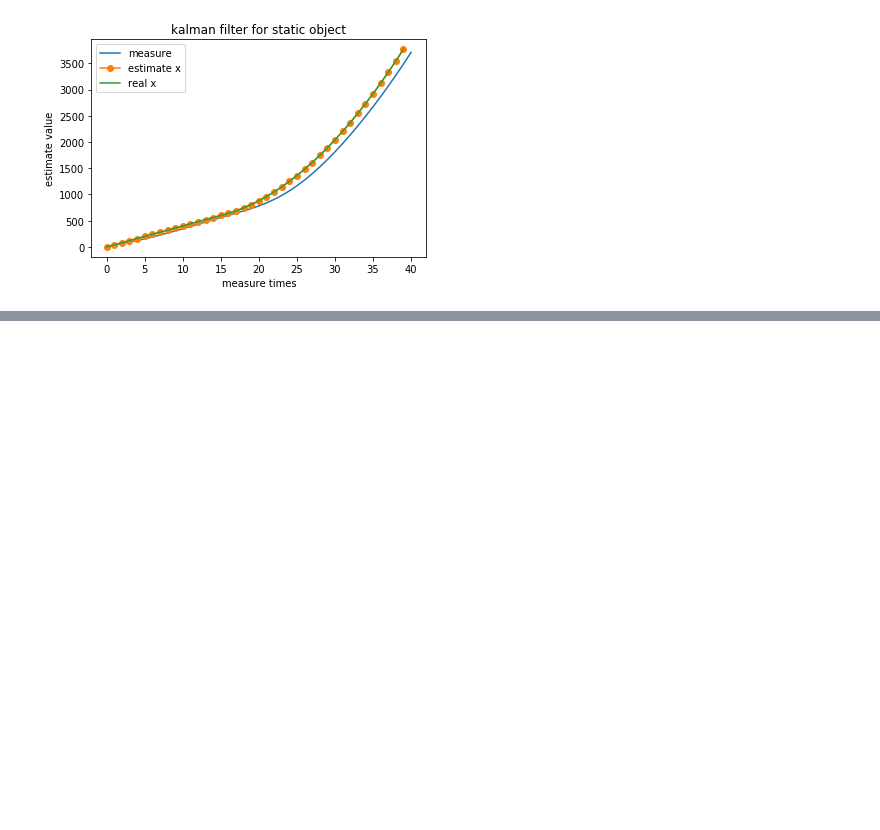
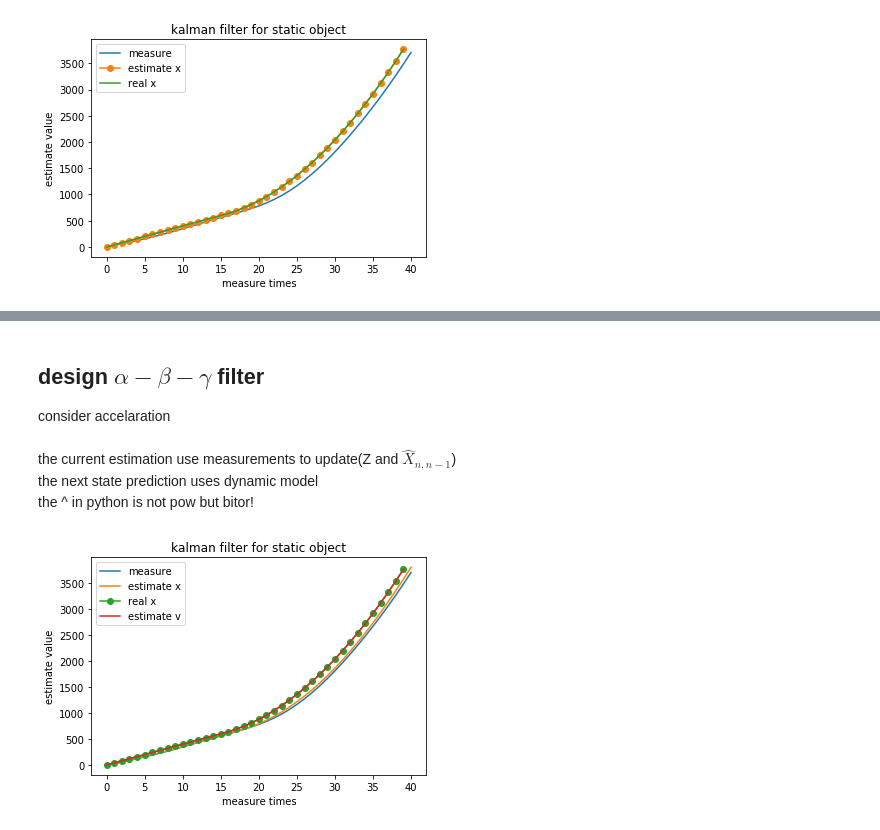
Before and after one commit to easilylazy/pattern-recognition, a Jupyter notebook: kalmanFilter/kalmanFilter.ipynb, the cells around one changed output, grey strips where cells are left out. Saved outputs shown, nothing was run; the diff lists cells and outputs as text; code cells hidden in the pictures; blank space fills up the shorter version.

Commit message:
add a-b-y filter

```diff
--- a/kalmanFilter/kalmanFilter.ipynb
+++ b/kalmanFilter/kalmanFilter.ipynb
@@ -176,0 +175,37 @@ plt.plot(V)
+# %% [markdown]
+## design $\alpha-\beta-\gamma$ filter
+consider accelaration
+# %% [markdown]
+the current estimation use measurements to update(Z and $\hat{X}_{n,n-1}$)
+the next state prediction uses dynamic model
+the ^ in python is not pow but bitor!
+# %%
+def aby_filter(Z,initialX=0,initialV=0,initialA=0,interval=0.1,alpha=0.2,beta=0.1,gamma=0.1):
+    measureTimes=len(Z)
+    X=np.zeros(measureTimes+1)
+    V=np.zeros(measureTimes+1)
+    A=np.zeros(measureTimes+1)
+    X[0]=initialX
+    V[0]=initialV
+    A[0]=initialA
+    for measure in range(measureTimes):
+        n=measure+1
+        estimateX=X[n-1]+interval*V[n-1]+(1/2)*np.power(interval,2)*A[n-1]
+        estimateV=V[n-1]+interval*A[n-1]
+        X[n]=estimateX+alpha*(Z[measure]-estimateX)
+        V[n]=estimateV+beta*(Z[measure]-estimateX)/interval
+        A[n]=A[n-1]+gamma*(Z[measure]-estimateX)/(0.5*np.power(interval,2))
+    return X,V
+# %%
+X2,V2=aby_filter(Z=Z,initialX=initialX,initialV=initialV,interval=interval,alpha=0.5,beta=0.01,gamma=0.01)
+plt.plot(X)
+plt.plot(X2)
+plt.plot(Z,marker='o')
+plt.plot(preciseX)
+plt.xlabel("measure times")
+plt.ylabel("estimate value")
+plt.legend(['measure','estimate x','real x','estimate v','real v'])
+plt.title("kalman filter for static object")
+plt.show()
+# %% [output]
+[figure, added]
```
Also changed, not shown: parts of 3 cells of this notebook.
